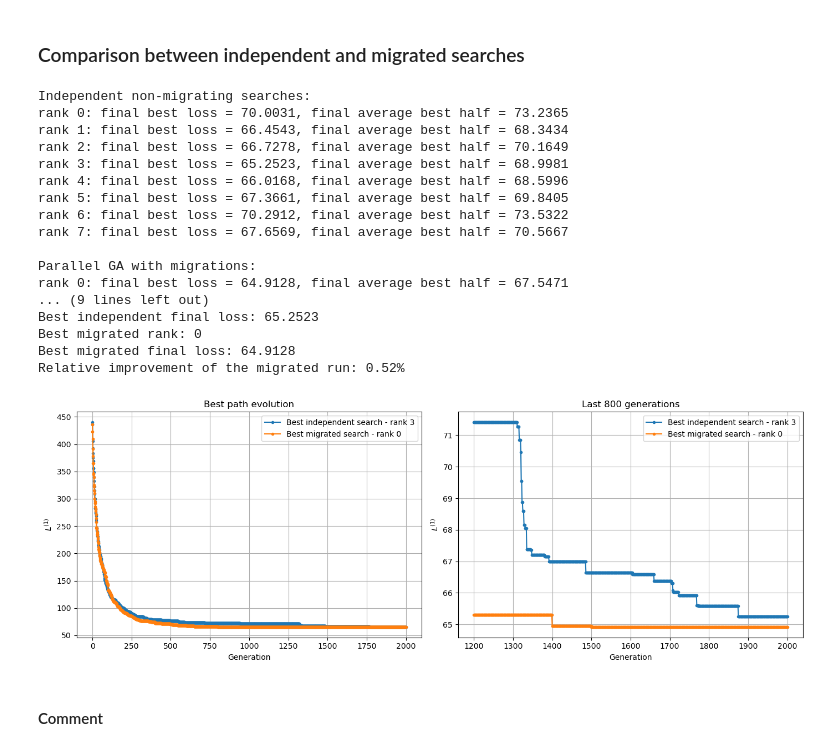
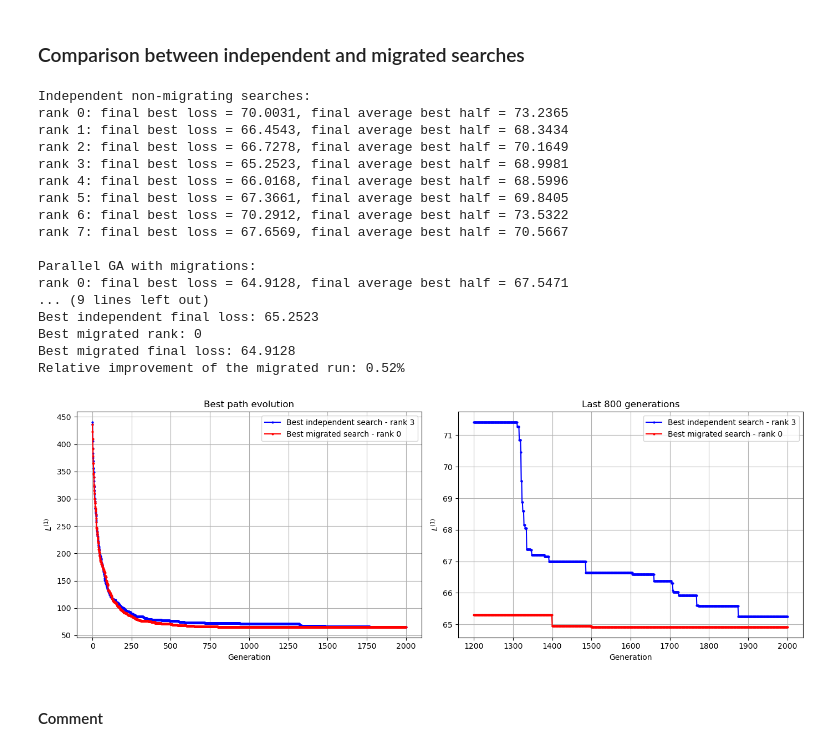
Before and after one commit to tommasonobili/Numerical-Simulation-Laboratory, a Jupyter notebook: laboratorio_10/jupyter_notebook_LSN10.ipynb, the cells around one changed output. Drawn from its saved outputs; the diff is of its cells as text; code cells hidden in the pictures.

```diff
--- a/laboratorio_10/jupyter_notebook_LSN10.ipynb
+++ b/laboratorio_10/jupyter_notebook_LSN10.ipynb
@@ -803,14 +856,16 @@ axes[0].plot(
     independent_data[:, 0],
     independent_data[:, 1],
     marker="o",
-    markersize=3,
+    markersize=2,
+    color="blue",
     label=f"Best independent search - rank {independent_best_rank}"
 )
 axes[0].plot(
     parallel_data[:, 0],
     parallel_data[:, 1],
     marker="o",
-    markersize=3,
+    markersize=2,
+    color="red",
     label=f"Best migrated search - rank {parallel_best_rank}"
 )
 
@@ -832,44 +887,46 @@ axes[1].plot(
     independent_zoom[:, 0],
     independent_zoom[:, 1],
     marker="o",
-    markersize=3,
+    markersize=2,
+    color="blue",
     label=f"Best independent search - rank {independent_best_rank}"
 )
 axes[1].plot(
     parallel_zoom[:, 0],
     parallel_zoom[:, 1],
     marker="o",
-    markersize=3,
+    markersize=2,
+    color="red",
     label=f"Best migrated search - rank {parallel_best_rank}"
 )
 
 axes[1].set_xlabel("Generation")
 axes[1].set_ylabel(r"$L^{(1)}$")
 axes[1].set_title("Last 800 generations")
 axes[1].grid(True)
 axes[1].legend()
 
 plt.tight_layout()
 plt.show()
 # %% [output]
 Independent non-migrating searches:
 rank 0: final best loss = 70.0031, final average best half = 73.2365
 rank 1: final best loss = 66.4543, final average best half = 68.3434
 rank 2: final best loss = 66.7278, final average best half = 70.1649
 rank 3: final best loss = 65.2523, final average best half = 68.9981
 rank 4: final best loss = 66.0168, final average best half = 68.5996
 rank 5: final best loss = 67.3661, final average best half = 69.8405
 rank 6: final best loss = 70.2912, final average best half = 73.5322
 rank 7: final best loss = 67.6569, final average best half = 70.5667
 
 Parallel GA with migrations:
 rank 0: final best loss = 64.9128, final average best half = 67.5471
 ... (9 lines left out)
 Best independent final loss: 65.2523
 Best migrated rank: 0
 Best migrated final loss: 64.9128
 Relative improvement of the migrated run: 0.52%
-[figure, old version]
+[figure, new version]
 # %% [markdown]
 #### Comment
 # %% [markdown]
```
Also changed, not shown: parts of 6 cells of this notebook.
